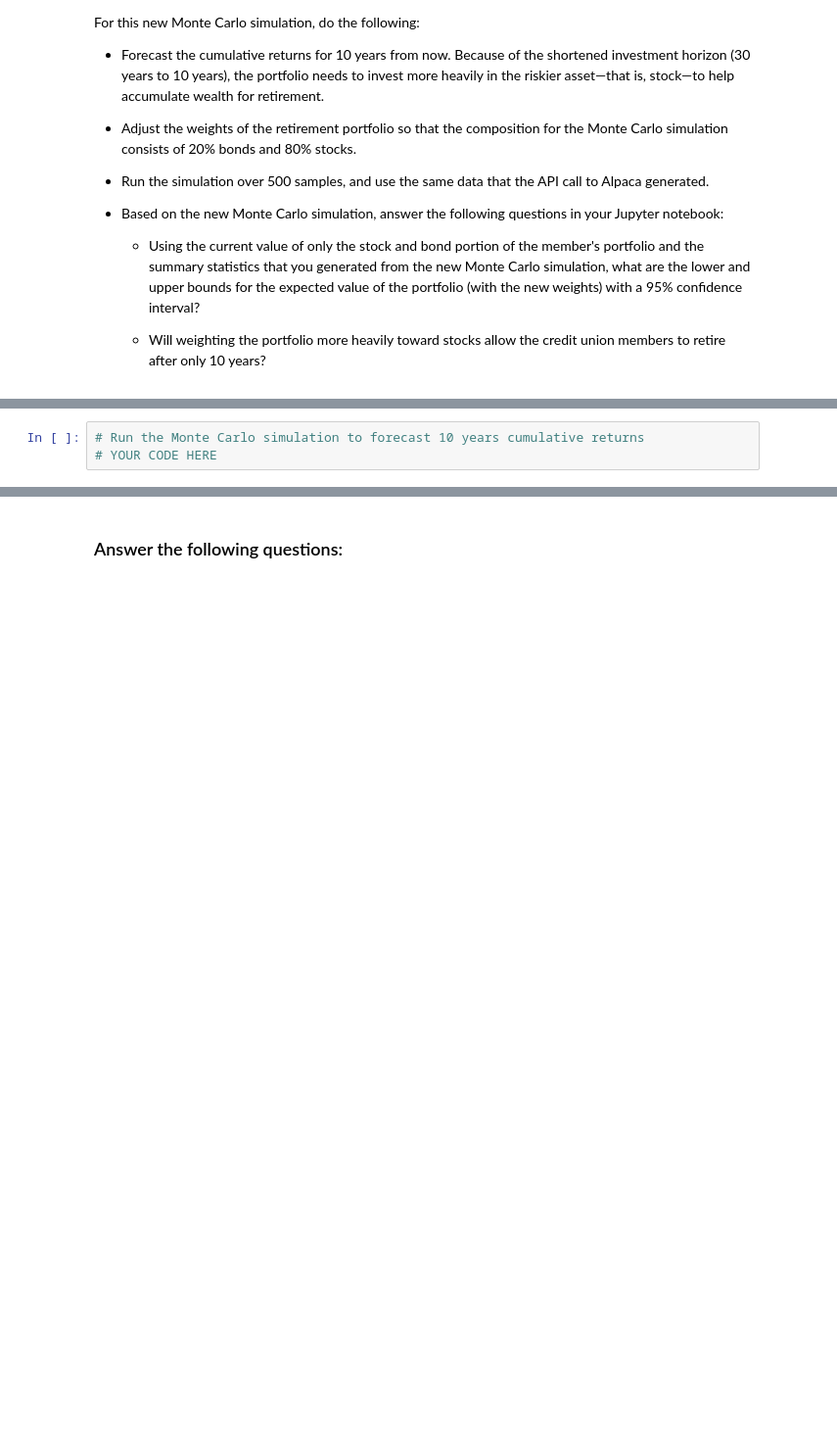
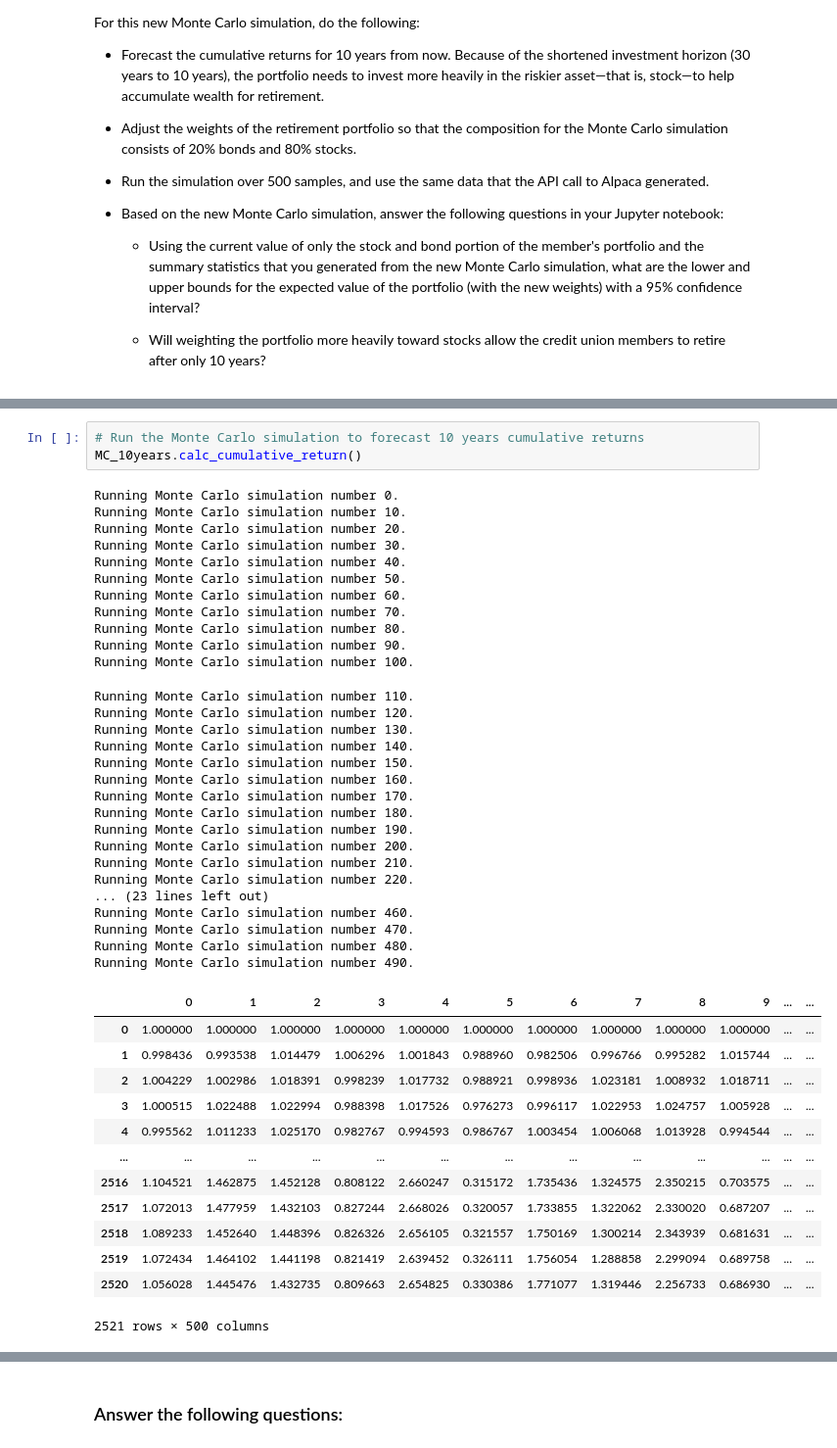
Before and after one commit to trentransom/Challenge_05, a Jupyter notebook: financial_planning_tools.ipynb, the cells around one changed output, grey strips where cells are left out. Shown at 98% size. Cells and saved outputs as stored; diff of their text form; blank space fills up the shorter version.

```diff
--- a/financial_planning_tools.ipynb
+++ b/financial_planning_tools.ipynb
@@ -611,6 +632,48 @@ For this new Monte Carlo simulation, do the following:
 # %%
 # Run the Monte Carlo simulation to forecast 10 years cumulative returns
-# YOUR CODE HERE
+MC_10years.calc_cumulative_return()
+# %% [output]
+Running Monte Carlo simulation number 0.
+Running Monte Carlo simulation number 10.
+Running Monte Carlo simulation number 20.
+Running Monte Carlo simulation number 30.
+Running Monte Carlo simulation number 40.
+Running Monte Carlo simulation number 50.
+Running Monte Carlo simulation number 60.
+Running Monte Carlo simulation number 70.
+Running Monte Carlo simulation number 80.
+Running Monte Carlo simulation number 90.
+Running Monte Carlo simulation number 100.
+Running Monte Carlo simulation number 110.
+Running Monte Carlo simulation number 120.
+Running Monte Carlo simulation number 130.
+Running Monte Carlo simulation number 140.
+Running Monte Carlo simulation number 150.
+Running Monte Carlo simulation number 160.
+Running Monte Carlo simulation number 170.
+Running Monte Carlo simulation number 180.
+Running Monte Carlo simulation number 190.
+Running Monte Carlo simulation number 200.
+Running Monte Carlo simulation number 210.
+Running Monte Carlo simulation number 220.
+... (23 lines left out)
+Running Monte Carlo simulation number 460.
+Running Monte Carlo simulation number 470.
+Running Monte Carlo simulation number 480.
+Running Monte Carlo simulation number 490.
+|  | 0 | 1 | 2 | 3 | 4 | 5 | 6 | 7 | 8 | 9 | ... | ... |
+| 0 | 1.000000 | 1.000000 | 1.000000 | 1.000000 | 1.000000 | 1.000000 | 1.000000 | 1.000000 | 1.000000 | 1.000000 | ... | ... |
+| 1 | 0.998436 | 0.993538 | 1.014479 | 1.006296 | 1.001843 | 0.988960 | 0.982506 | 0.996766 | 0.995282 | 1.015744 | ... | ... |
+| 2 | 1.004229 | 1.002986 | 1.018391 | 0.998239 | 1.017732 | 0.988921 | 0.998936 | 1.023181 | 1.008932 | 1.018711 | ... | ... |
+| 3 | 1.000515 | 1.022488 | 1.022994 | 0.988398 | 1.017526 | 0.976273 | 0.996117 | 1.022953 | 1.024757 | 1.005928 | ... | ... |
+| 4 | 0.995562 | 1.011233 | 1.025170 | 0.982767 | 0.994593 | 0.986767 | 1.003454 | 1.006068 | 1.013928 | 0.994544 | ... | ... |
+| ... | ... | ... | ... | ... | ... | ... | ... | ... | ... | ... | ... | ... |
+| 2516 | 1.104521 | 1.462875 | 1.452128 | 0.808122 | 2.660247 | 0.315172 | 1.735436 | 1.324575 | 2.350215 | 0.703575 | ... | ... |
+| 2517 | 1.072013 | 1.477959 | 1.432103 | 0.827244 | 2.668026 | 0.320057 | 1.733855 | 1.322062 | 2.330020 | 0.687207 | ... | ... |
+| 2518 | 1.089233 | 1.452640 | 1.448396 | 0.826326 | 2.656105 | 0.321557 | 1.750169 | 1.300214 | 2.343939 | 0.681631 | ... | ... |
+| 2519 | 1.072434 | 1.464102 | 1.441198 | 0.821419 | 2.639452 | 0.326111 | 1.756054 | 1.288858 | 2.299094 | 0.689758 | ... | ... |
+| 2520 | 1.056028 | 1.445476 | 1.432735 | 0.809663 | 2.654825 | 0.330386 | 1.771077 | 1.319446 | 2.256733 | 0.686930 | ... | ... |
+2521 rows × 500 columns
 # %%
 # Visualize the 10-year Monte Carlo simulation by creating an
 # overlay line plot
```
Also changed, not shown: parts of 9 cells of this notebook, 4 other files.
